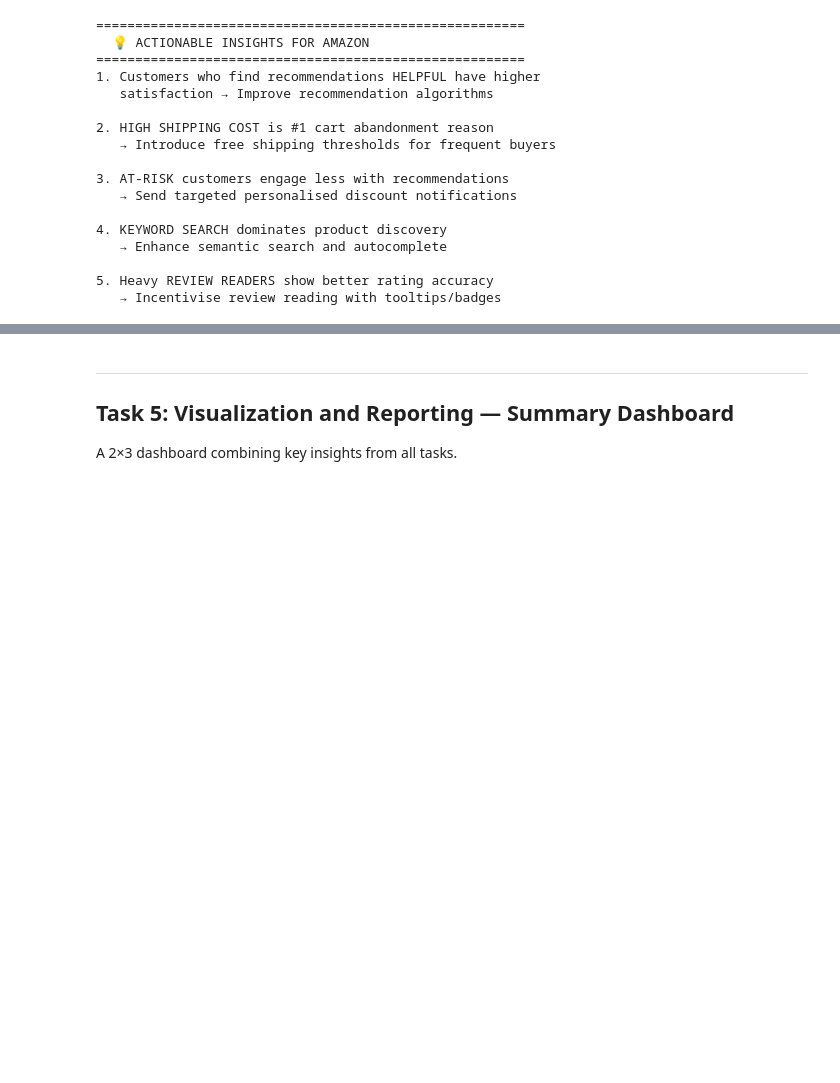
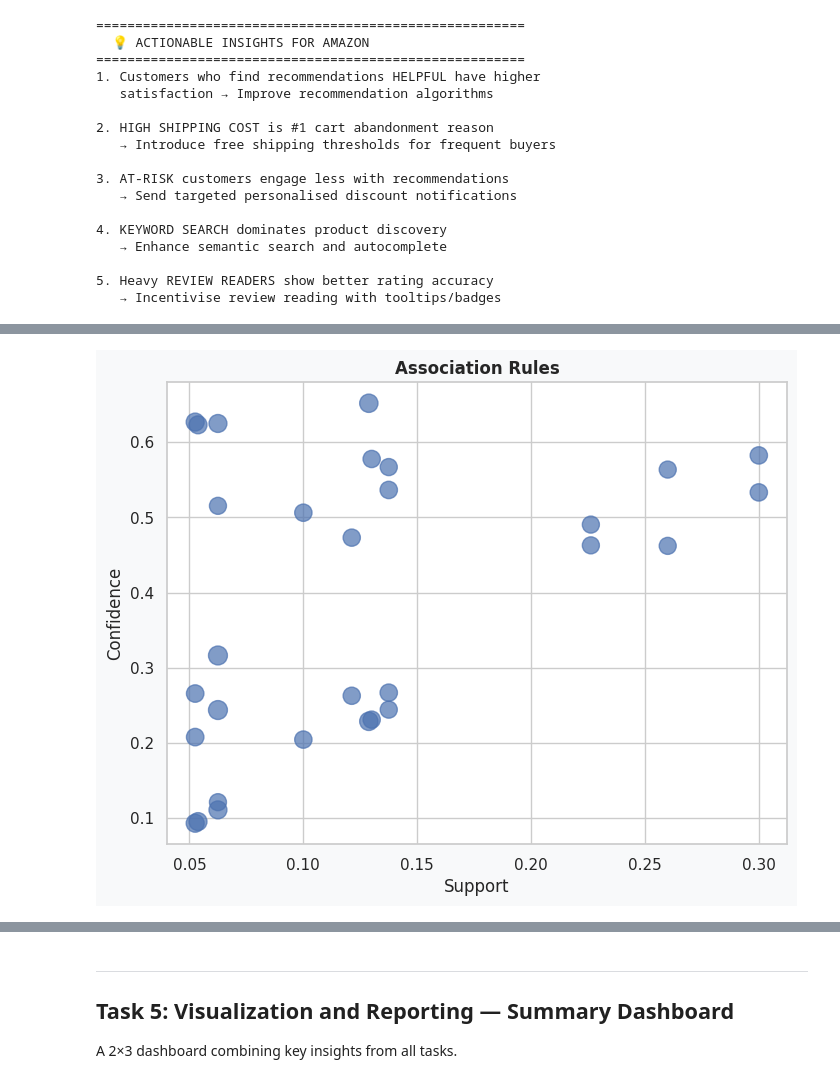
Before and after one commit to mrudula-jujjuru/amazon-market-basket-analysis, a Jupyter notebook: notebooks/amazon_market_basket_demo.ipynb, the cells around one changed output, grey strips where cells are left out. Cells and saved outputs as stored; diff of their text form; code cells hidden in the pictures; blank space fills up the shorter version.

```diff
--- a/notebooks/amazon_market_basket_demo.ipynb
+++ b/notebooks/amazon_market_basket_demo.ipynb
@@ -868,0 +869,19 @@ for line in insights:
+# %%
+plt.figure(figsize=(8,6))
+
+plt.scatter(
+    rules["support"],
+    rules["confidence"],
+    s=rules["lift"]*150,
+    alpha=0.7
+)
+
+plt.xlabel("Support")
+plt.ylabel("Confidence")
+plt.title("Association Rules")
+plt.grid(True)
+
+plt.savefig(f"{FIGURES_DIR}/14_supportvsconfidence.png", dpi=150)
+plt.show()
+# %% [output]
+[figure, added]
```
Also changed, not shown: parts of 11 cells of this notebook.
